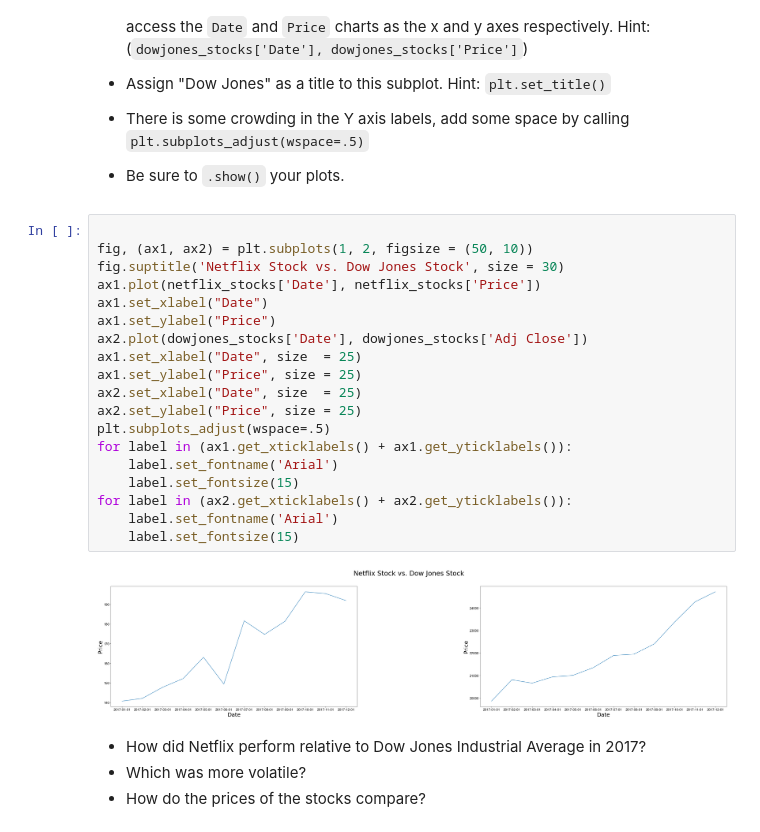
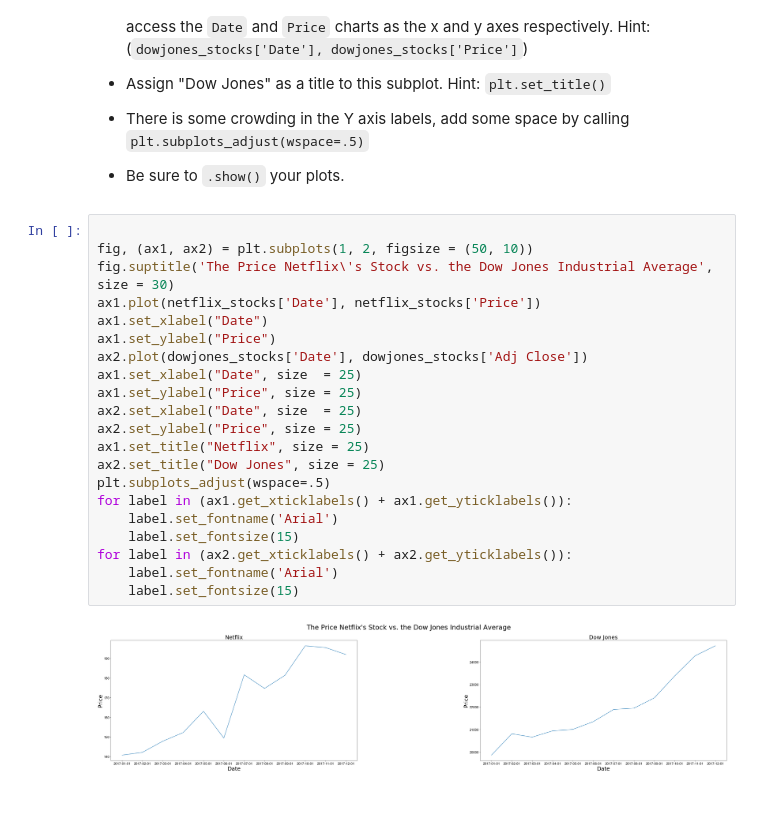
Before and after one commit to cmong42/Data-Science-By-Christine, a Jupyter notebook: Netflix Stocks Capstone 2/netflix_visualizations.ipynb, the cells around one changed output. Saved outputs shown, nothing was run; the diff lists cells and outputs as text; blank space fills up the shorter version.

```diff
--- a/Netflix Stocks Capstone 2/netflix_visualizations.ipynb
+++ b/Netflix Stocks Capstone 2/netflix_visualizations.ipynb
@@ -273,25 +227,23 @@ Since `Price` which is the most relevant data is in the Y axis, let's map our su
 # %%
 
 fig, (ax1, ax2) = plt.subplots(1, 2, figsize = (50, 10))
-fig.suptitle('Netflix Stock vs. Dow Jones Stock', size = 30)
+fig.suptitle('The Price Netflix\'s Stock vs. the Dow Jones Industrial Average', size = 30)
 ax1.plot(netflix_stocks['Date'], netflix_stocks['Price'])
 ax1.set_xlabel("Date")
 ax1.set_ylabel("Price")
 ax2.plot(dowjones_stocks['Date'], dowjones_stocks['Adj Close'])
 ax1.set_xlabel("Date", size  = 25)
 ax1.set_ylabel("Price", size = 25)
 ax2.set_xlabel("Date", size  = 25)
 ax2.set_ylabel("Price", size = 25)
+ax1.set_title("Netflix", size = 25)
+ax2.set_title("Dow Jones", size = 25)
 plt.subplots_adjust(wspace=.5)
 for label in (ax1.get_xticklabels() + ax1.get_yticklabels()):
     label.set_fontname('Arial')
     label.set_fontsize(15)
 for label in (ax2.get_xticklabels() + ax2.get_yticklabels()):
     label.set_fontname('Arial')
     label.set_fontsize(15)
 # %% [output]
-[figure, old version]
+[figure, new version]
-# %% [markdown]
-- How did Netflix perform relative to Dow Jones Industrial Average in 2017?
-- Which was more volatile?
-- How do the prices of the stocks compare?
```
Also changed, not shown: parts of 10 cells of this notebook, 1 other file.
